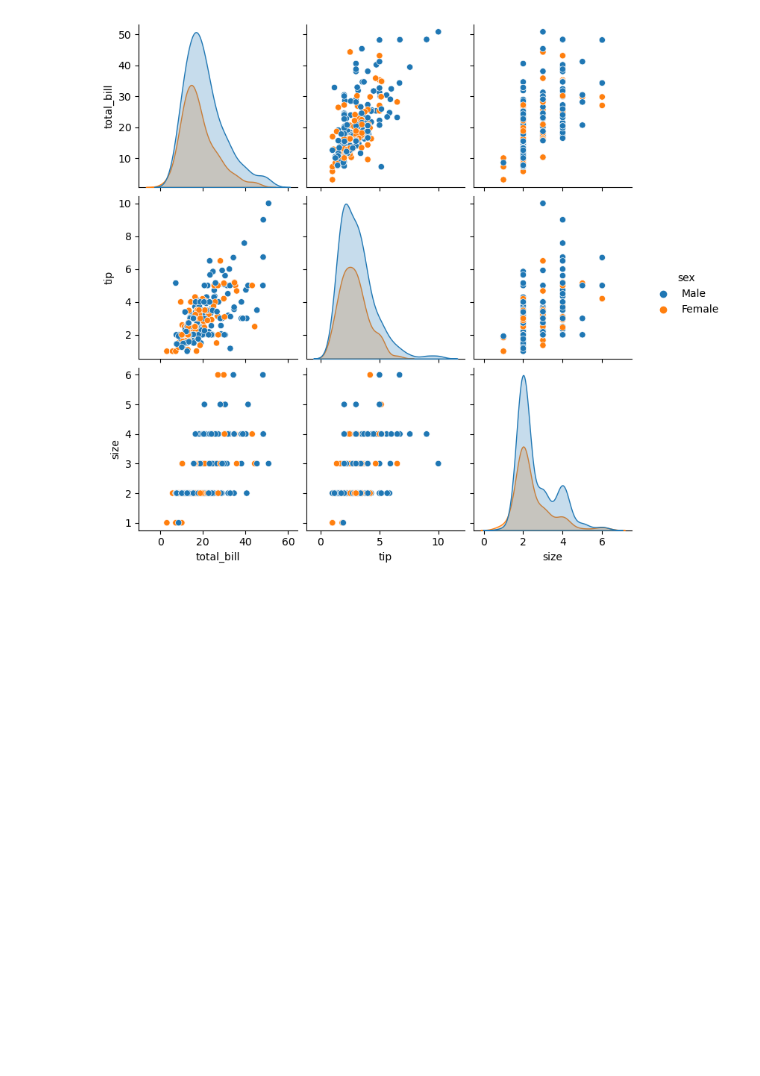
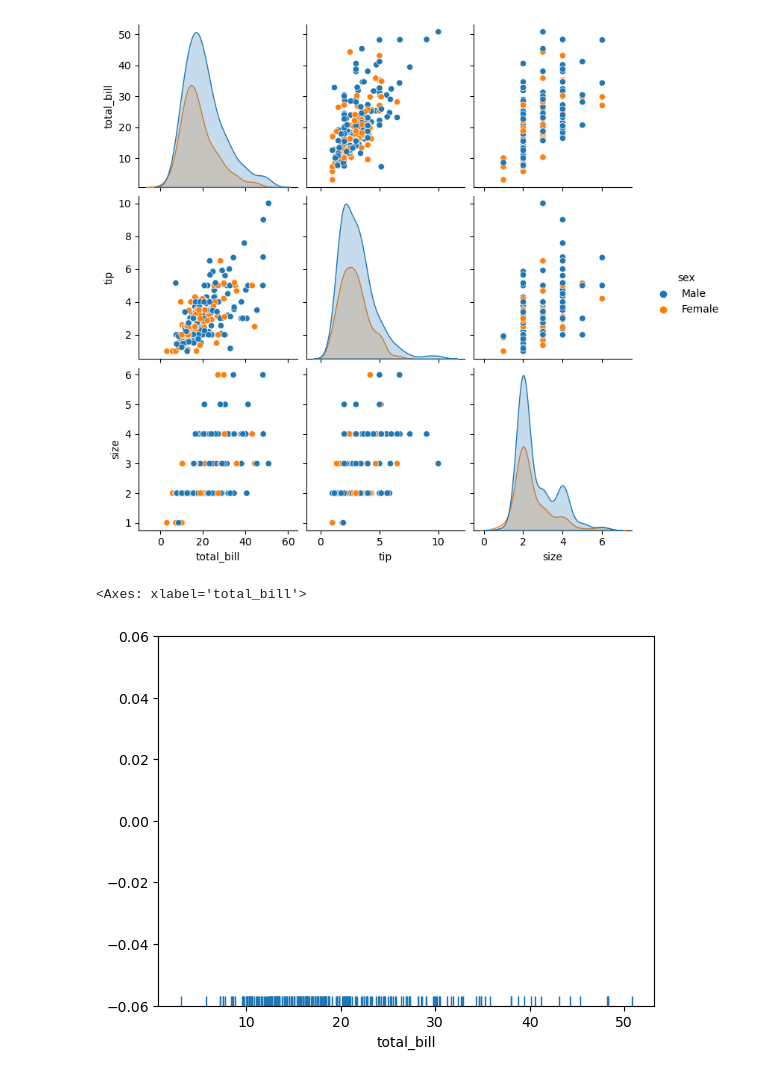
Before and after one commit to fahamin5149/Python-for-DS, a Jupyter notebook: 5-Seaborn/Seaborn.ipynb, the cells around one changed output. Cells and saved outputs as stored; diff of their text form; code cells hidden in the pictures; blank space fills up the shorter version.

Commit message:
Added rugplot

```diff
--- a/5-Seaborn/Seaborn.ipynb
+++ b/5-Seaborn/Seaborn.ipynb
@@ -113,3 +113,11 @@ sns.pairplot(tips, hue= 'sex')
 # %% [output]
 <seaborn.axisgrid.PairGrid at 0x...>
 [figure]
+# %%
+"""
+using this we build kde
+"""
+sns.rugplot(tips['total_bill'])
+# %% [output]
+<Axes: xlabel='total_bill'>
+[figure, added]
```
